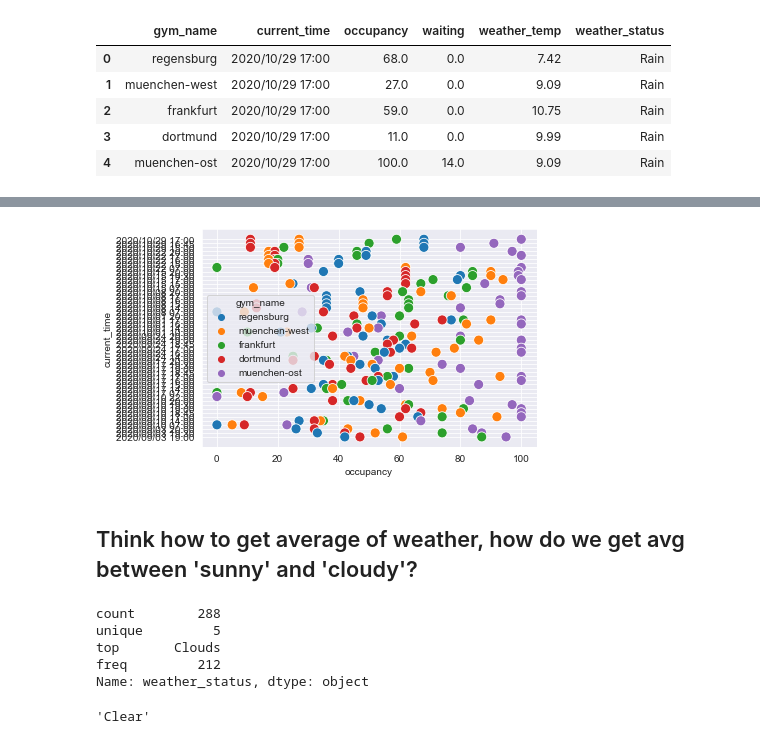
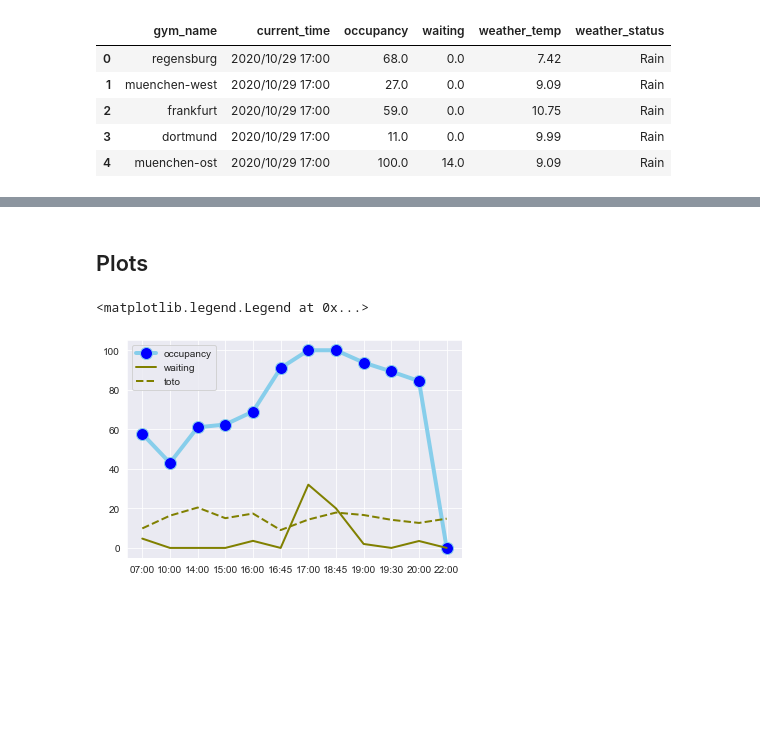
Before and after one commit to anebz/boulder, a Jupyter notebook: notebooks/average_data_for_specific_day.ipynb, the cells around one changed output, grey strips where cells are left out. Cells and saved outputs as stored; diff of their text form; code cells hidden in the pictures; blank space fills up the shorter version.

```diff
--- a/notebooks/average_data_for_specific_day.ipynb
+++ b/notebooks/average_data_for_specific_day.ipynb
@@ -97,3 +86,0 @@ final_test
-# %%
-final_test = avg_data_day('Thursday', 'muenchen-ost')
-final_test
@@ -120,21 +87,11 @@ sns.set_style("darkgrid")
-# %%
-sns.scatterplot(ave_thur_data.occupancy, # X-axis
-                ave_thur_data.current_time,  # Y-axis
-                hue=ave_thur_data.gym_name,  # Dot color
-                s=100);
-# %% [output]
-[figure, removed]
-# %% [markdown]
-## Think how to get average of weather, how do we get avg between 'sunny' and 'cloudy'?
-# %%
-ave_thur_data['weather_status'].describe()
-# %% [output]
-count        288
-unique         5
-top       Clouds
-freq         212
-Name: weather_status, dtype: object
-# %%
-ave_thur_data['weather_status'].min()
-# %% [output]
-'Clear'
+# %% [markdown]
+## Plots
+# %%
+# multiple line plot
+plt.plot( 'time', 'occupancy', data=final_test, marker='o', markerfacecolor='blue', markersize=12, color='skyblue', linewidth=4)
+plt.plot( 'time', 'waiting', data=final_test, marker='', color='olive', linewidth=2)
+plt.plot( 'time', 'weather_temp', data=final_test, marker='', color='olive', linewidth=2, linestyle='dashed', label="toto")
+plt.legend()
+# %% [output]
+<matplotlib.legend.Legend at 0x...>
+[figure, added]
```
Also changed, not shown: parts of 9 cells of this notebook.
